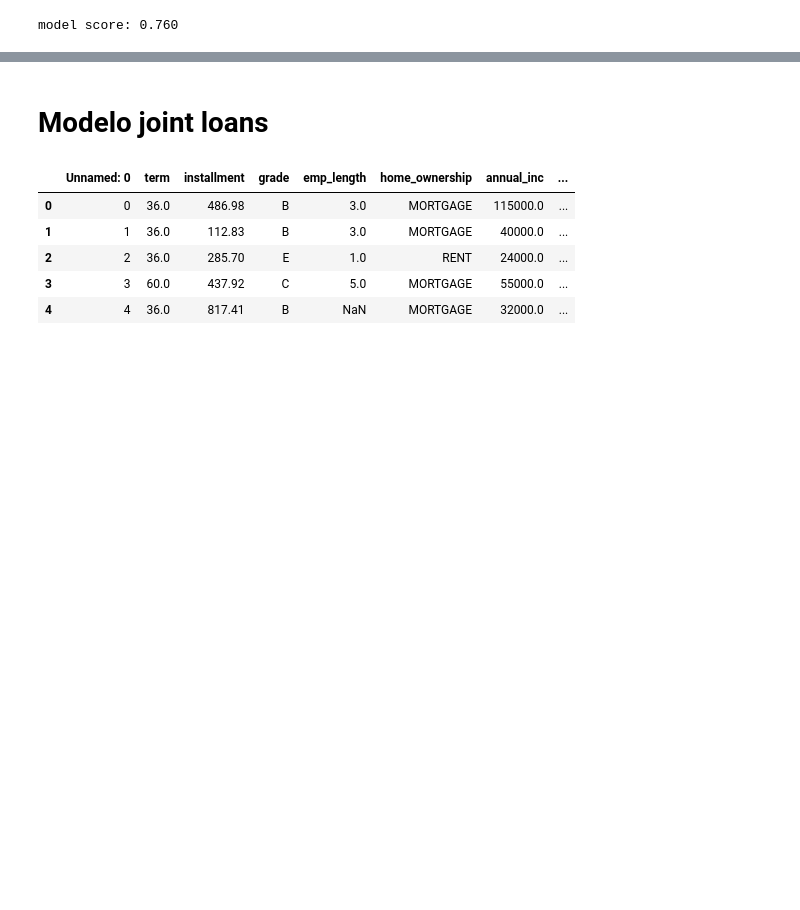
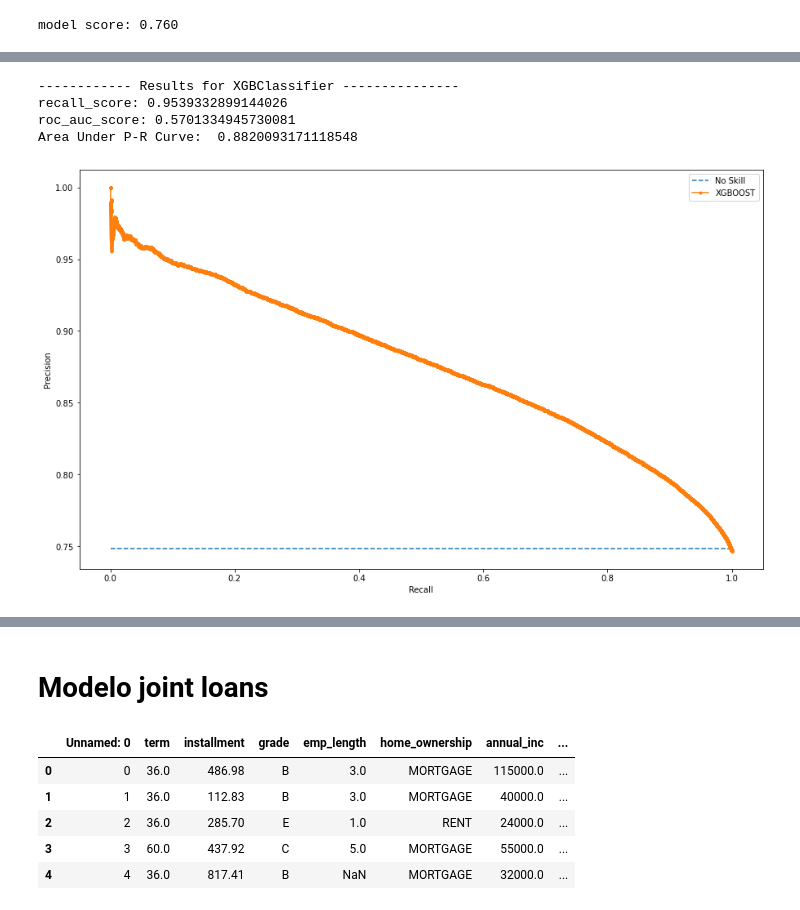
Before and after one commit to Pablo-Revuelta/lab03_ml_loans, a Jupyter notebook: notebooks/04_model_logistic_regression.ipynb, the cells around one changed output, grey strips where cells are left out. Cells and saved outputs as stored; diff of their text form; code cells hidden in the pictures; blank space fills up the shorter version.

```diff
--- a/notebooks/04_model_logistic_regression.ipynb
+++ b/notebooks/04_model_logistic_regression.ipynb
@@ -122,0 +175,39 @@ pickle.dump(linreg, open(filename, 'wb'))
+# %%
+precision, recall, thresholds = precision_recall_curve(test_y, pred_y)
+
+area = auc(recall, precision)
+
+print('------------ Results for XGBClassifier ---------------')
+print('recall_score:', recall_score(test_y, pred_y))
+print('roc_auc_score:',roc_auc_score(test_y, pred_y))
+print("Area Under P-R Curve: ",area)
+# %% [output]
+------------ Results for XGBClassifier ---------------
+recall_score: 0.9539332899144026
+roc_auc_score: 0.5701334945730081
+Area Under P-R Curve:  0.8820093171118548
+# %%
+# predict probabilities
+yhat = linreg.predict_proba(test_x)
+# retrieve just the probabilities for the positive class
+pos_probs = yhat[:, 1]
+# calculate the no skill line as the proportion of the positive class
+no_skill = len(y[y==1]) / len(y)
+# plot the no skill precision-recall curve
+plt.figure(figsize=(15,9))
+plt.plot([0, 1], [no_skill, no_skill], linestyle='--', label='No Skill')
+# calculate model precision-recall curve
+precision, recall, _ = precision_recall_curve(test_y, pos_probs)
+# plot the model precision-recall curve
+plt.plot(recall, precision, marker='.', label='XGBOOST')
+# axis labels
+plt.xlabel('Recall')
+plt.ylabel('Precision')
+# show the legend
+plt.legend()
+# show the plot
+plt.show()
+
+# https://machinelearningmastery.com/roc-curves-and-precision-recall-curves-for-imbalanced-classification/
+# %% [output]
+[figure, added]
```
Also changed, not shown: parts of 16 cells of this notebook, 12 other files.
